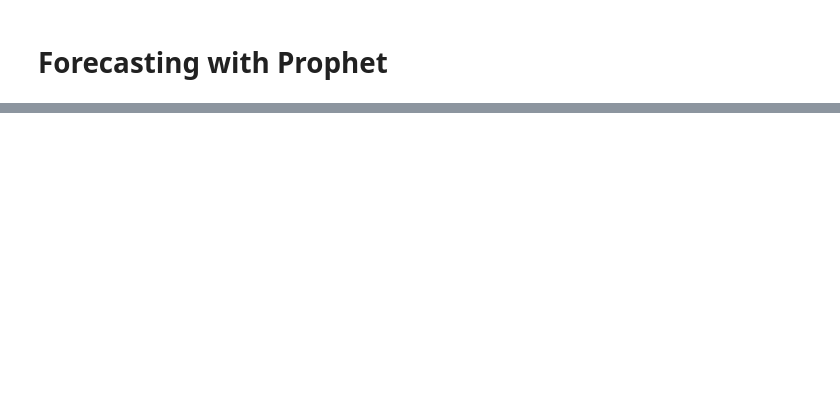
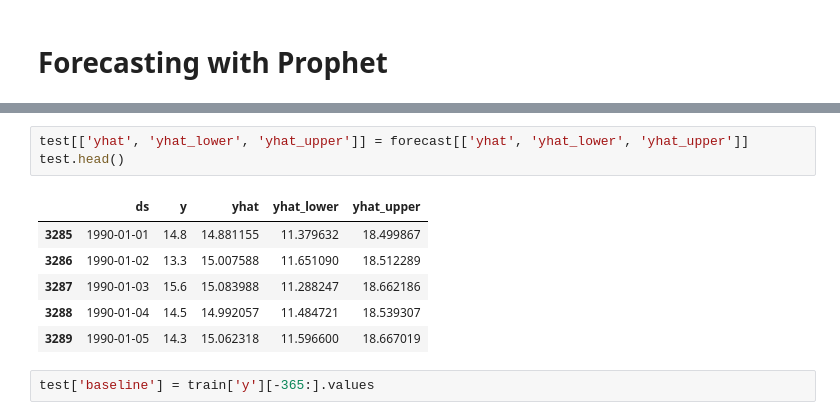
Before and after one commit to luigiselmi/timeseries, a Jupyter notebook: forecasting_with_prophet.ipynb, the cells around one changed output, grey strips where cells are left out. Cells and saved outputs as stored; diff of their text form; blank space fills up the shorter version.

```diff
--- a/forecasting_with_prophet.ipynb
+++ b/forecasting_with_prophet.ipynb
@@ -11,0 +79,12 @@ ModuleNotFoundError: No module named 'fbprophet'
+# %%
+test[['yhat', 'yhat_lower', 'yhat_upper']] = forecast[['yhat', 'yhat_lower', 'yhat_upper']]
+test.head()
+# %% [output]
+|  | ds | y | yhat | yhat_lower | yhat_upper |
+| 3285 | 1990-01-01 | 14.8 | 14.881155 | 11.379632 | 18.499867 |
+| 3286 | 1990-01-02 | 13.3 | 15.007588 | 11.651090 | 18.512289 |
+| 3287 | 1990-01-03 | 15.6 | 15.083988 | 11.288247 | 18.662186 |
+| 3288 | 1990-01-04 | 14.5 | 14.992057 | 11.484721 | 18.539307 |
+| 3289 | 1990-01-05 | 14.3 | 15.062318 | 11.596600 | 18.667019 |
+# %%
+test['baseline'] = train['y'][-365:].values
```
Also changed, not shown: parts of 14 cells of this notebook.
